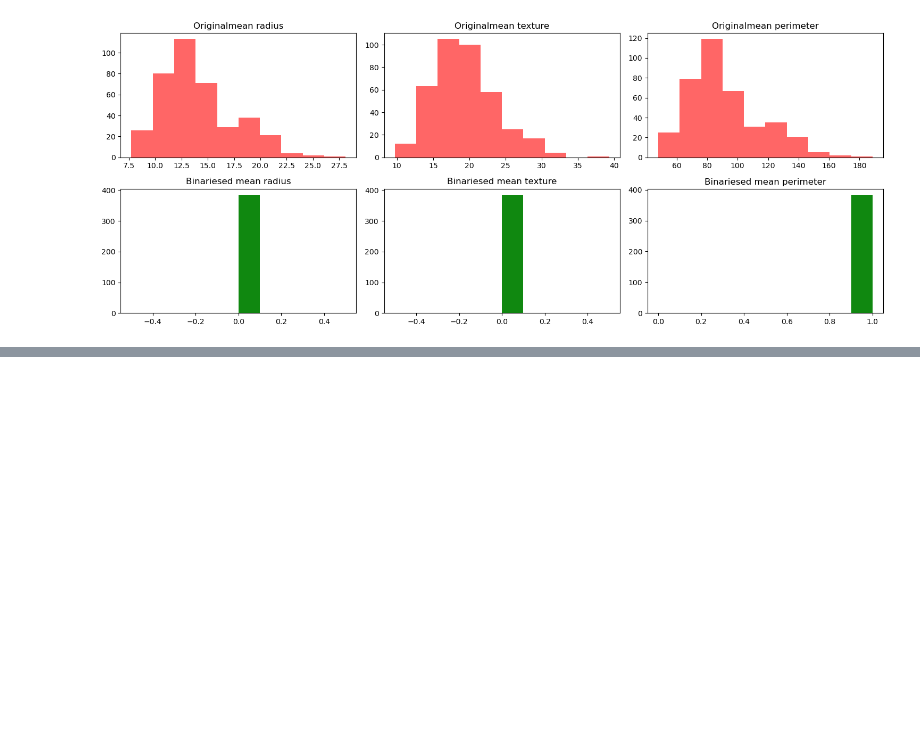
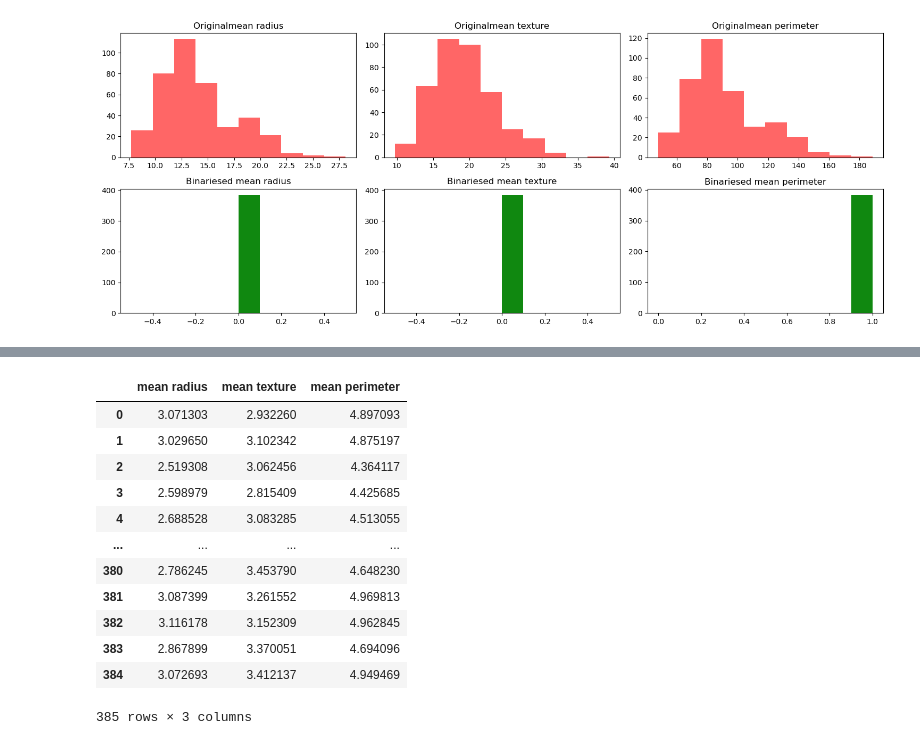
Before and after one commit to CHERUGAD/Machine_learning, a Jupyter notebook: binarising.ipynb, the cells around one changed output, grey strips where cells are left out. Cells and saved outputs as stored; diff of their text form; code cells hidden in the pictures; blank space fills up the shorter version.

Commit message:
FunctionTransformer has been used and inside that np.log1p has been used for convert the data into log applied value

```diff
--- a/binarising.ipynb
+++ b/binarising.ipynb
@@ -53,3 +53,6 @@ plt.tight_layout()
 plt.show()
 # %% [output]
 [figure]
+# %%
+df =  pd.read_csv("sample_dataset.csv").iloc[:,0:3].dropna()
+df
@@ -55,0 +73,18 @@ plt.show()
+# %%
+transform = FunctionTransformer(np.log1p, validate= True)
+df_transformd = pd.DataFrame(transform.fit_transform(df),columns= df.columns)
+df_transformd
+# %% [output]
+|  | mean radius | mean texture | mean perimeter |
+| 0 | 3.071303 | 2.932260 | 4.897093 |
+| 1 | 3.029650 | 3.102342 | 4.875197 |
+| 2 | 2.519308 | 3.062456 | 4.364117 |
+| 3 | 2.598979 | 2.815409 | 4.425685 |
+| 4 | 2.688528 | 3.083285 | 4.513055 |
+| ... | ... | ... | ... |
+| 380 | 2.786245 | 3.453790 | 4.648230 |
+| 381 | 3.087399 | 3.261552 | 4.969813 |
+| 382 | 3.116178 | 3.152309 | 4.962845 |
+| 383 | 2.867899 | 3.370051 | 4.694096 |
+| 384 | 3.072693 | 3.412137 | 4.949469 |
+385 rows × 3 columns
```
Also changed, not shown: parts of 4 cells of this notebook.
